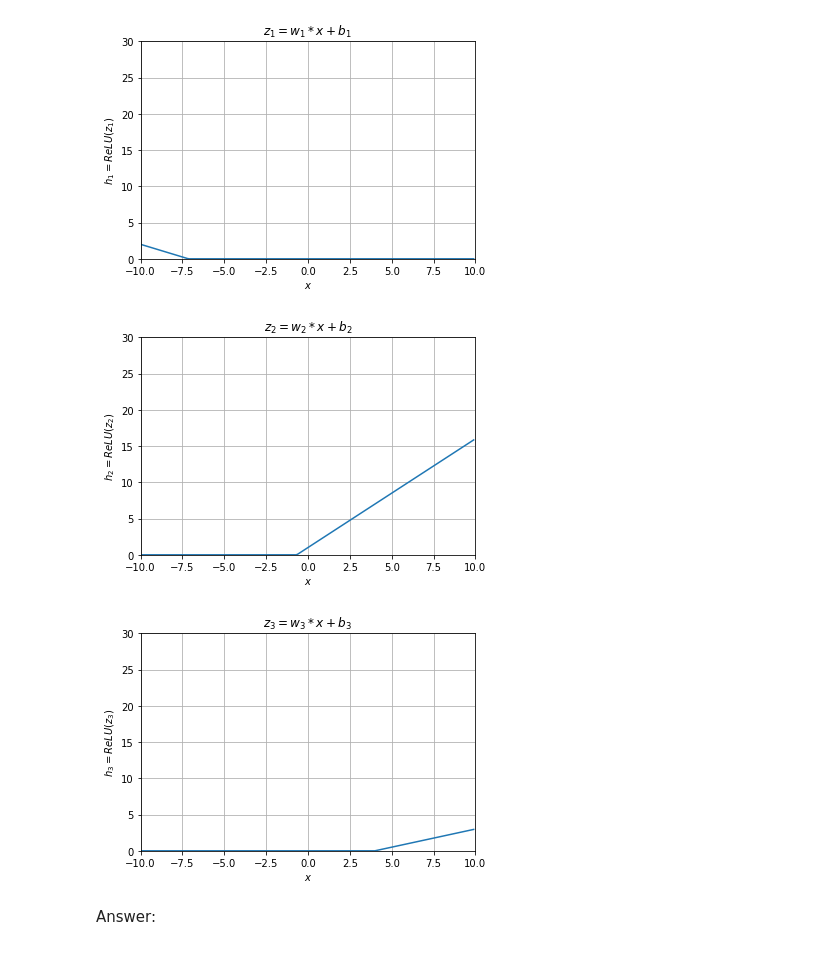
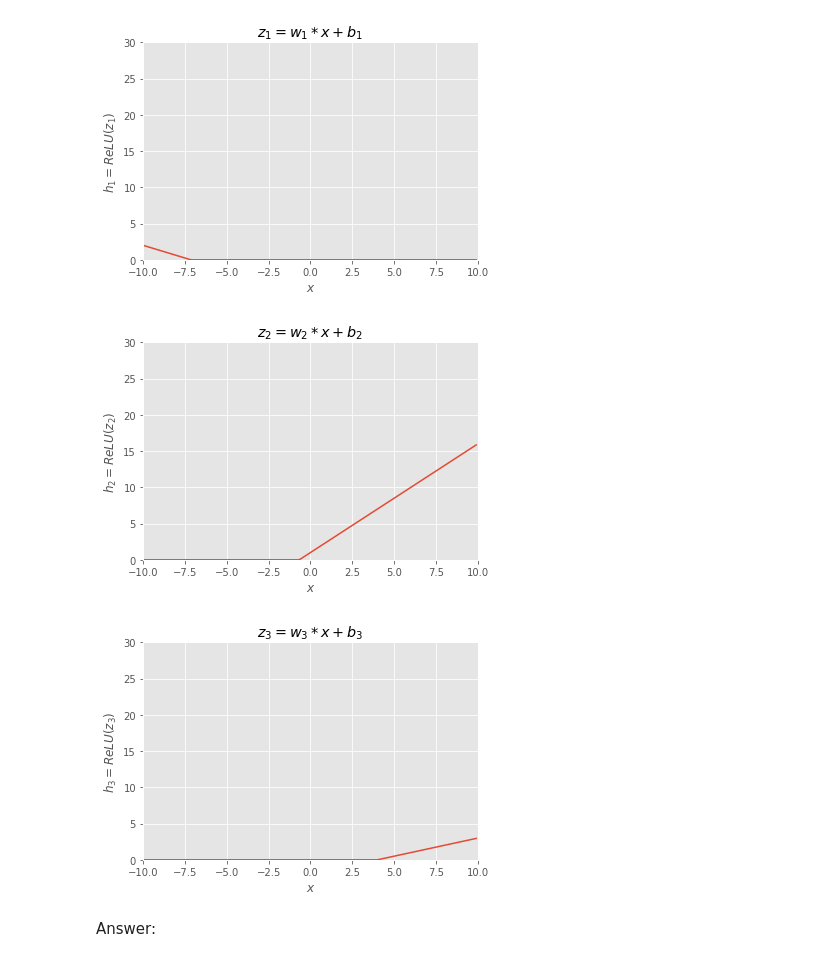
Before and after one commit to meitetsu3/PiecewiseLinearRegression, a Jupyter notebook: PiecewiseLinearRegression.ipynb, the cells around one changed output. Saved outputs shown, nothing was run; the diff lists cells and outputs as text; code cells hidden in the pictures.

```diff
--- a/PiecewiseLinearRegression.ipynb
+++ b/PiecewiseLinearRegression.ipynb
@@ -40,6 +40,7 @@ Can you imagine adding up following functions ($h_1+h_2+h_3$)?
 import numpy as np
 import matplotlib.pyplot as plt
 %matplotlib inline
+plt.style.use('ggplot')
 
 def ReLU(x):
     y = np.maximum(0, x)
@@ -48,37 +49,37 @@ def ReLU(x):
 def plothi(w,b,i):
     x = np.arange(-10, 10, 0.1)
     z = w*x+b
     h = ReLU(z)
     plt.plot(x,h)
     plt.xlim(-10, 10)
     plt.ylim(0, 30)
     plt.xlabel('$x$')
     plt.ylabel('$h_{}=ReLU(z_{})$'.format(i,i))
     plt.title('$z_{}=w_{}*x+b_{}$'.format(i,i,i))
-    plt.grid()
+    plt.grid(True)
     plt.show()
 
 # hidden note 1 output
 i = 1
 b = -5
 w = -0.7
 plothi(w,b,i)
 
 # hidden note 2 output
 i = 2
 b = 1
 w = 1.5
 plothi(w,b,i)
 
 # hidden note 3 output
 i = 3
 b = -2
 w = 0.5
 plothi(w,b,i)
 # %% [output]
-[figure, old version]
+[figure, new version]
-[figure, old version]
+[figure, new version]
-[figure, old version]
+[figure, new version]
 # %% [markdown]
 Answer:
 # %%
```
Also changed, not shown: parts of 14 cells of this notebook.
